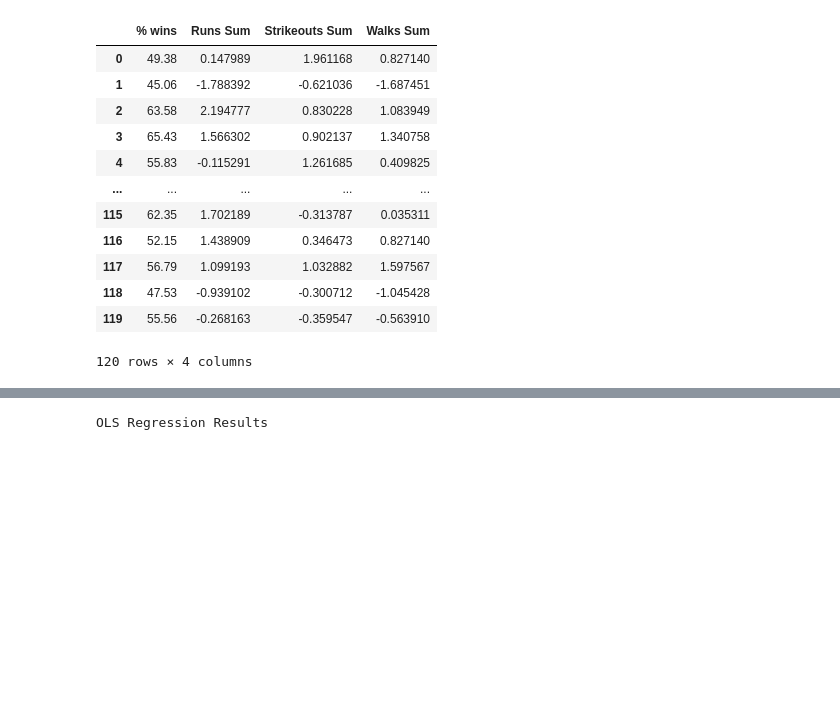
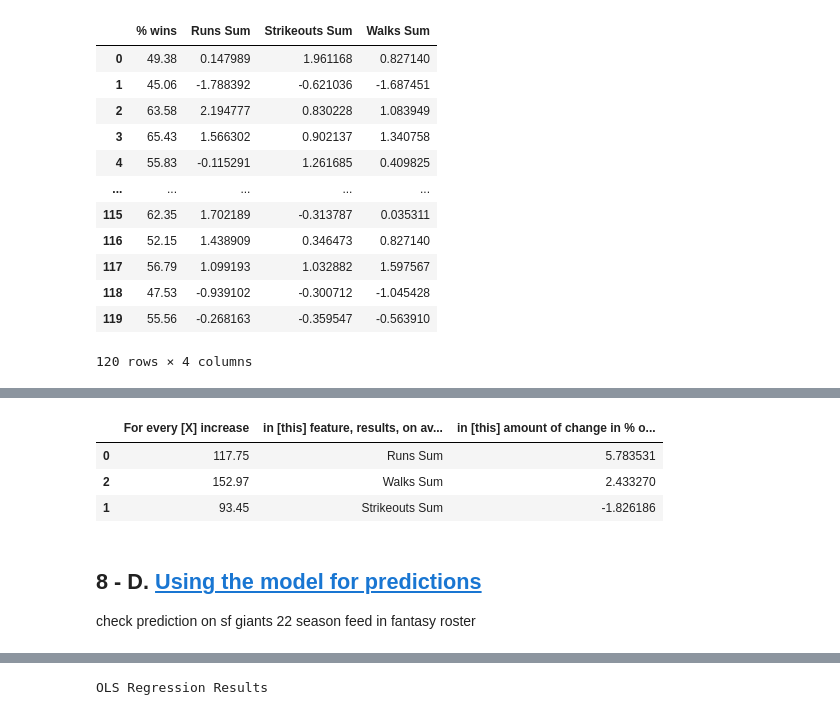
Before and after one commit to AgathaZareth/Capstone_Project, a Jupyter notebook: notebooks/Modeling.ipynb, the cells around one changed output, grey strips where cells are left out. Drawn from its saved outputs; the diff is of its cells as text; code cells hidden in the pictures; blank space fills up the shorter version.

```diff
--- a/notebooks/Modeling.ipynb
+++ b/notebooks/Modeling.ipynb
@@ -904,7 +926,7 @@ def get_VIFs_above5(df):
 <a id='coeffs_to_df'></a>
 #### 4 B b - v.  [ `coeffs_to_df`](#Table_of_Contents)
 # %%
-def coeffs_to_df(df):
+def coeffs_to_df(df, predictors_scaled=True):
 
     """
     Returns
@@ -954,7 +976,27 @@ def coeffs_to_df(df):
                      1: "change in % of wins"},
                     inplace=True)
 
-    return coeff_df
+    if predictors_scaled:
+        standard_ds = []
+
+        for col in predictor_names:
+            standard_ds.append(round(np.std(X_train[col]), 2))
+
+        # add column to df
+        coeff_df["For every [X] increase"] = standard_ds
+
+        # change column names
+        coeff_df =  coeff_df.rename(
+
+            columns={"feature": "in [this] feature, results, on average,",
+                     "change in % of wins": "in [this] amount of change in % of wins"}
+        )
+
+
+
+    return coeff_df[["For every [X] increase",
+                     "in [this] feature, results, on average,",
+                     "in [this] amount of change in % of wins"]]
 # %% [markdown]
 <a id='normality_check'></a>
 #### 4 B b - vi.  [ `normality_check`](#Table_of_Contents)
@@ -1854,0 +1996,12 @@ final_scaled_model_df
+# %%
+coeffs_to_df(final_scaled_model_df, predictors_scaled=True)
+# %% [output]
+|  | For every [X] increase | in [this] feature, results, on av... | in [this] amount of change in % o... |
+| 0 | 117.75 | Runs Sum | 5.783531 |
+| 2 | 152.97 | Walks Sum | 2.433270 |
+| 1 | 93.45 | Strikeouts Sum | -1.826186 |
+# %% [markdown]
+ <a id='predictions'></a>
+ ## 8 - D. [Using the model for predictions](#Table_of_Contents)
+check prediction on sf giants 22 season
+feed in fantasy roster
```
Also changed, not shown: parts of 46 cells of this notebook.
